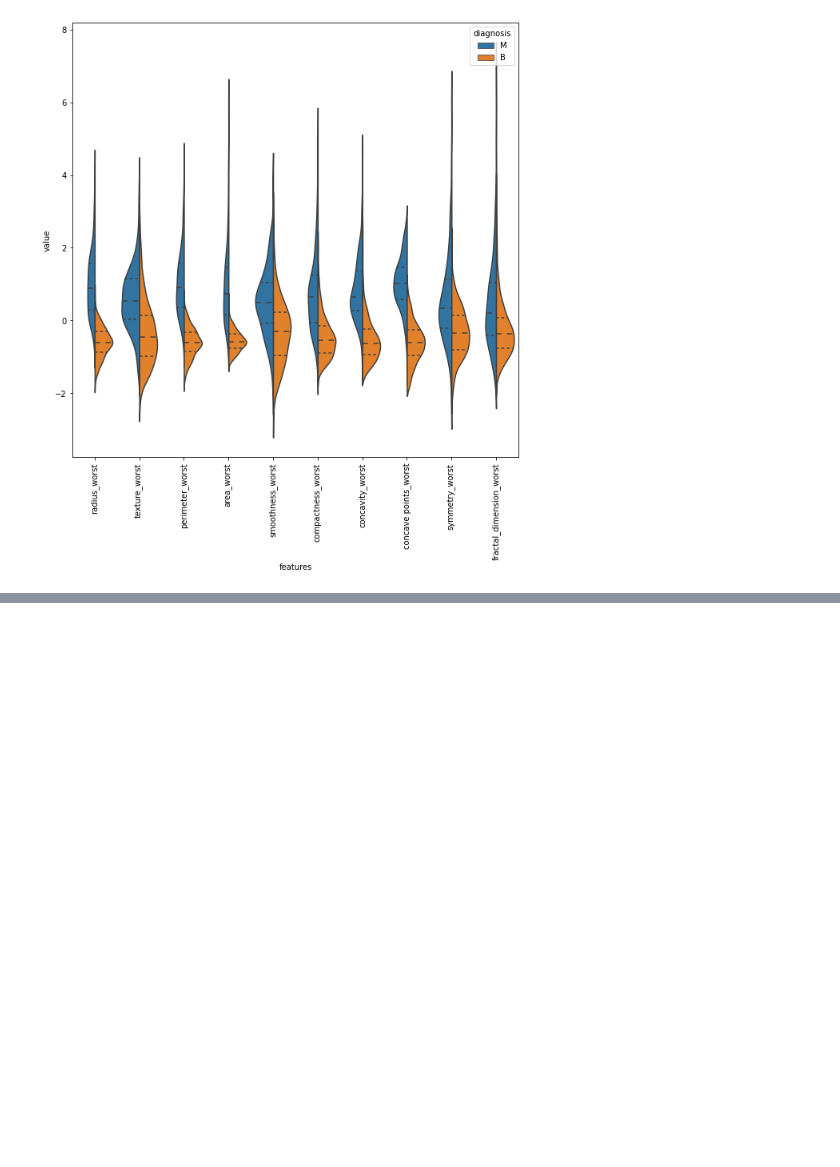
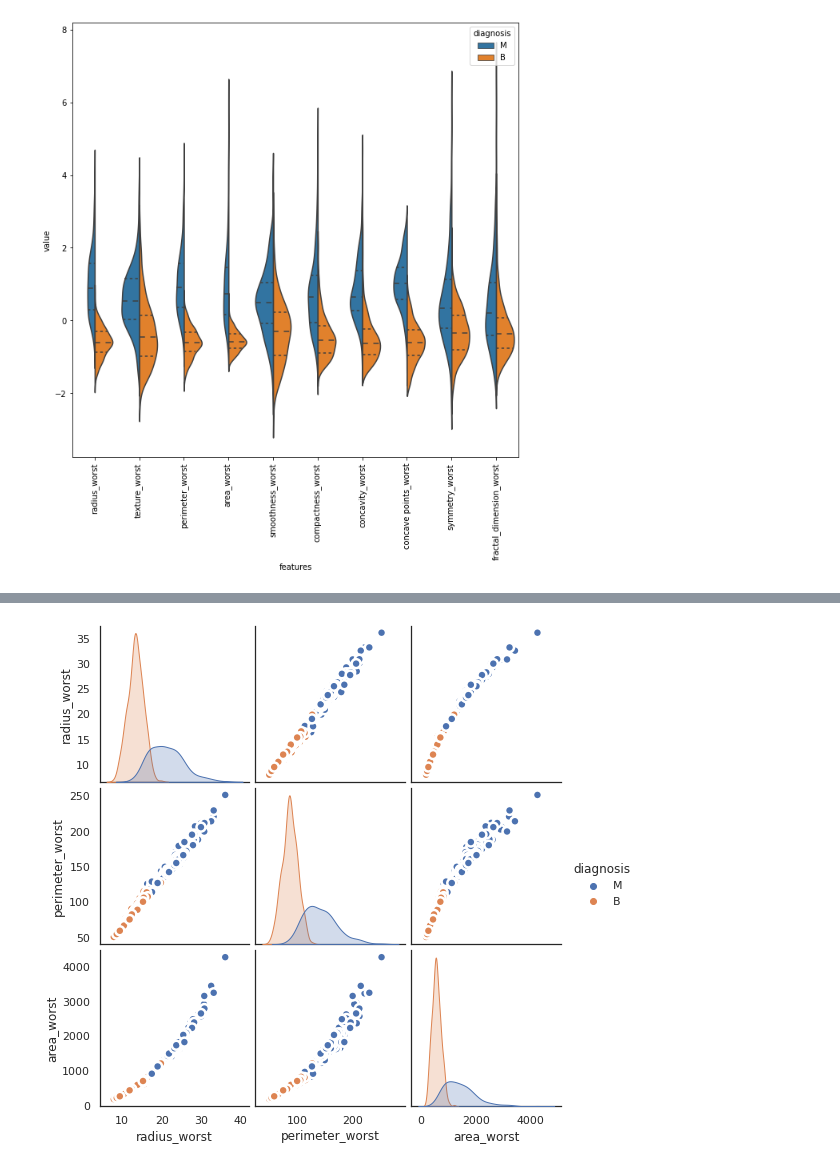
Before and after one commit to nardoshood/Causal-Inference, a Jupyter notebook: notebook/data_EDA.ipynb, the cells around one changed output, grey strips where cells are left out. Saved outputs shown, nothing was run; the diff lists cells and outputs as text; code cells hidden in the pictures; blank space fills up the shorter version.

```diff
--- a/notebook/data_EDA.ipynb
+++ b/notebook/data_EDA.ipynb
@@ -183,0 +197,6 @@ plt.xticks(rotation=90)
+# %%
+data_frame = pd.concat([df, data_frame['diagnosis']], axis=1)
+sns.pairplot(data_frame, kind="scatter", hue="diagnosis", plot_kws=dict(s=80, edgecolor="white", linewidth=2.5))
+plt.show()
+# %% [output]
+[figure, added]
```
Also changed, not shown: parts of 11 cells of this notebook.
